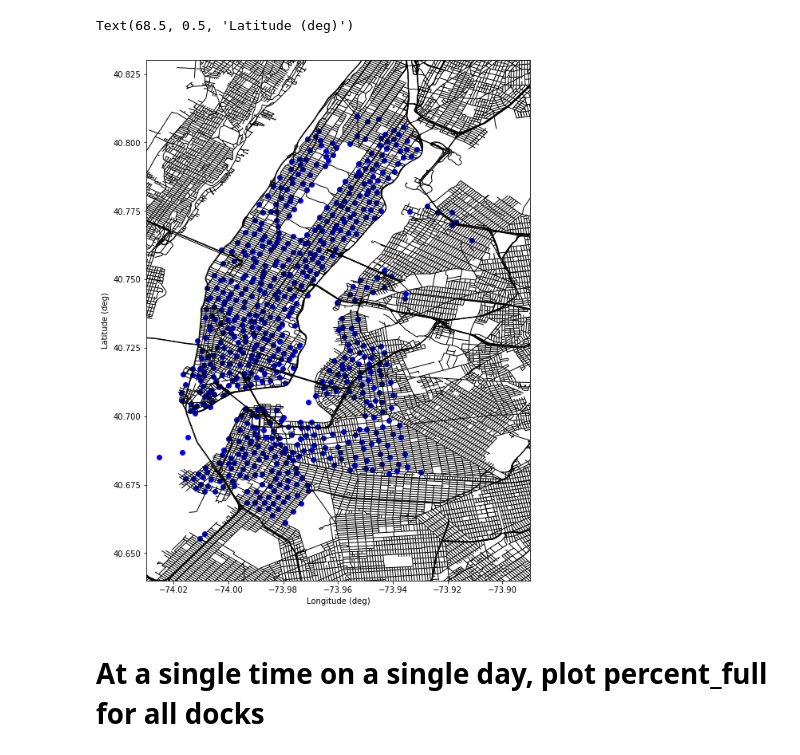
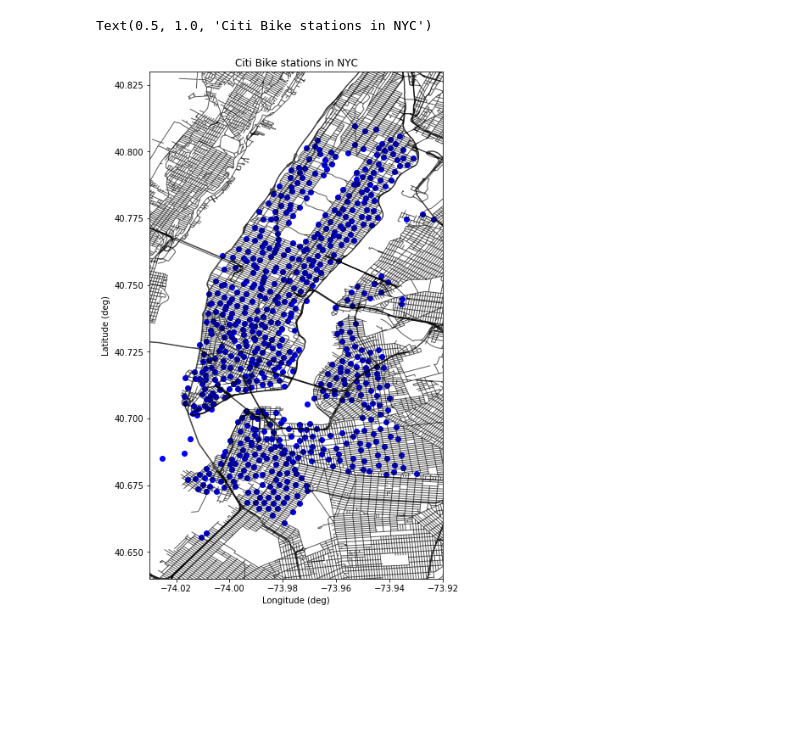
Before and after one commit to lucien-sim/citi-bike, a Jupyter notebook: visualize_distribution_issue.ipynb, the cells around one changed output. Drawn from its saved outputs; the diff is of its cells as text; code cells hidden in the pictures; blank space fills up the shorter version.

```diff
--- a/visualize_distribution_issue.ipynb
+++ b/visualize_distribution_issue.ipynb
@@ -50,14 +42,0 @@ dock_gdf.crs = {'init': 'epsg:4326'}
-# %%
-fig = plt.figure(figsize=[12,12])
-ax = fig.add_subplot(111)
-nyc_streets.plot(ax=ax, color='k',linewidth=1,alpha=1)
-dock_gdf.plot(ax=ax,color='b')
-ax.set_xlim([-74.030, -73.89])
-ax.set_ylim([40.64, 40.83])
-ax.set_xlabel('Longitude (deg)')
-ax.set_ylabel('Latitude (deg)')
-# %% [output]
-Text(68.5, 0.5, 'Latitude (deg)')
-[figure, removed]
-# %% [markdown]
-# At a single time on a single day, plot percent_full for all docks
@@ -178,0 +106,37 @@ imageio.mimsave(os.path.join('./figs','full_empty.gif'), images, **kargs)
+# %%
+# Plot all stations on a map of NYC.
+def plot_nyc_base(ax,nyc_streets,time=None,street_alpha=0.35):
+    """
+    Function for plotting base of a map of NYC bike share data.
+
+    INPUTS:
+    ax = axis handle... for axes on which we want to plot a map.
+    nyc_streets = geodataframe for all streets in NYC.
+    time = Time for which we're plotting data. This will be printed in blue at the top of the map.
+    street_alpha = degree of transparency for streets. 0 = completely transparent.
+
+    OUTPUTS: ax
+    ax = axis handle (same as entered)
+
+    Dependencies: matplotlib, geopandas.
+    """
+    nyc_streets.plot(ax=ax, color='k',linewidth=1,alpha=street_alpha)
+    ax.set_xlim([-74.030, -73.92])
+    ax.set_ylim([40.64, 40.83])
+    ax.set_xlabel('Longitude (deg)')
+    ax.set_ylabel('Latitude (deg)')
+    if time is not None:
+        plt.text(-73.995,40.824,str(time),fontsize=22,alpha=1,color='b')
+    return ax
+
+
+size = 11
+fig = plt.figure(figsize=[size,size])
+ax = fig.add_subplot(111)
+fig = plot_nyc_base(ax,nyc_streets,street_alpha=0.65)
+dock_gdf.plot(ax=ax,color='b')
+ax.set_title('Citi Bike stations in NYC')
+#plt.close(fig)
+# %% [output]
+Text(0.5, 1.0, 'Citi Bike stations in NYC')
+[figure, added]
```
Also changed, not shown: parts of 18 cells of this notebook, 19 other files.
